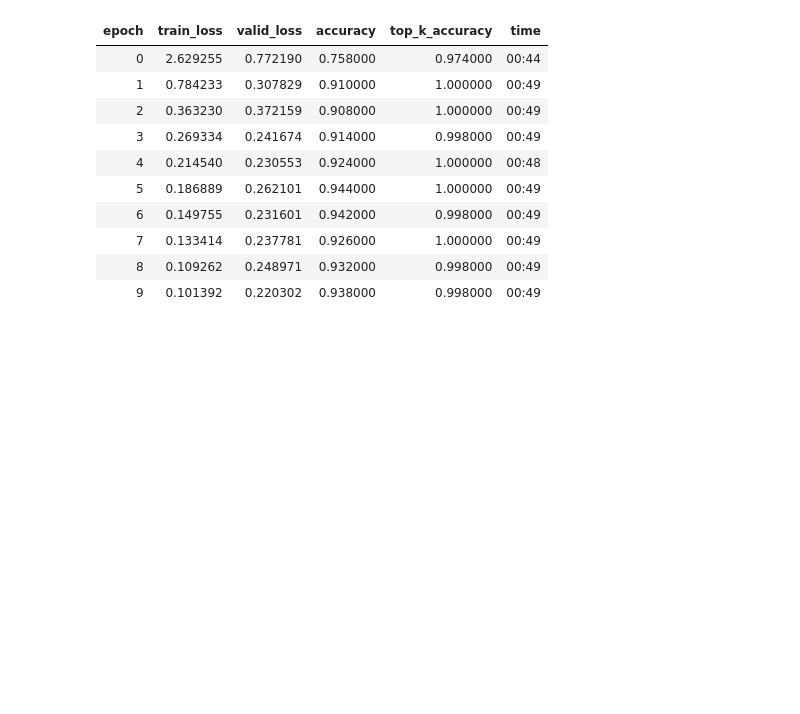
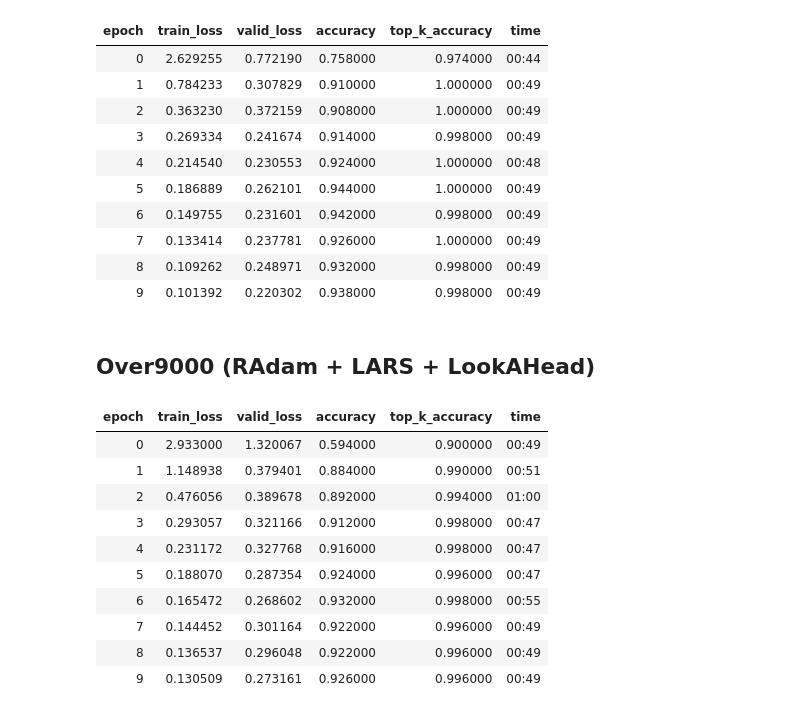
Before and after one commit to mgrankin/SimpleSelfAttention, a Jupyter notebook: PretrainedExamples.ipynb, the cells around one changed output. Cells and saved outputs as stored; diff of their text form; code cells hidden in the pictures; blank space fills up the shorter version.

Commit message:
Over9000!

```diff
--- a/PretrainedExamples.ipynb
+++ b/PretrainedExamples.ipynb
@@ -164,3 +164,20 @@
 | 7 | 0.133414 | 0.237781 | 0.926000 | 1.000000 | 00:49 |
 | 8 | 0.109262 | 0.248971 | 0.932000 | 0.998000 | 00:49 |
 | 9 | 0.101392 | 0.220302 | 0.938000 | 0.998000 | 00:49 |
+# %% [markdown]
+## Over9000 (RAdam + LARS + LookAHead)
+# %%
+%run pretrained.py --arch resnet50 --pretrained 1 --woof 1 --size 256 --bs 128 \
+        --mixup 0 --sa 0 --epoch 10  --lr 1e-4 --gpu 2 --opt over9000
+# %% [output]
+| epoch | train_loss | valid_loss | accuracy | top_k_accuracy | time |
+| 0 | 2.933000 | 1.320067 | 0.594000 | 0.900000 | 00:49 |
+| 1 | 1.148938 | 0.379401 | 0.884000 | 0.990000 | 00:51 |
+| 2 | 0.476056 | 0.389678 | 0.892000 | 0.994000 | 01:00 |
+| 3 | 0.293057 | 0.321166 | 0.912000 | 0.998000 | 00:47 |
+| 4 | 0.231172 | 0.327768 | 0.916000 | 0.998000 | 00:47 |
+| 5 | 0.188070 | 0.287354 | 0.924000 | 0.996000 | 00:47 |
+| 6 | 0.165472 | 0.268602 | 0.932000 | 0.998000 | 00:55 |
+| 7 | 0.144452 | 0.301164 | 0.922000 | 0.996000 | 00:49 |
+| 8 | 0.136537 | 0.296048 | 0.922000 | 0.996000 | 00:49 |
+| 9 | 0.130509 | 0.273161 | 0.926000 | 0.996000 | 00:49 |
```
Also changed, not shown: parts of 5 cells of this notebook, 6 other files.
